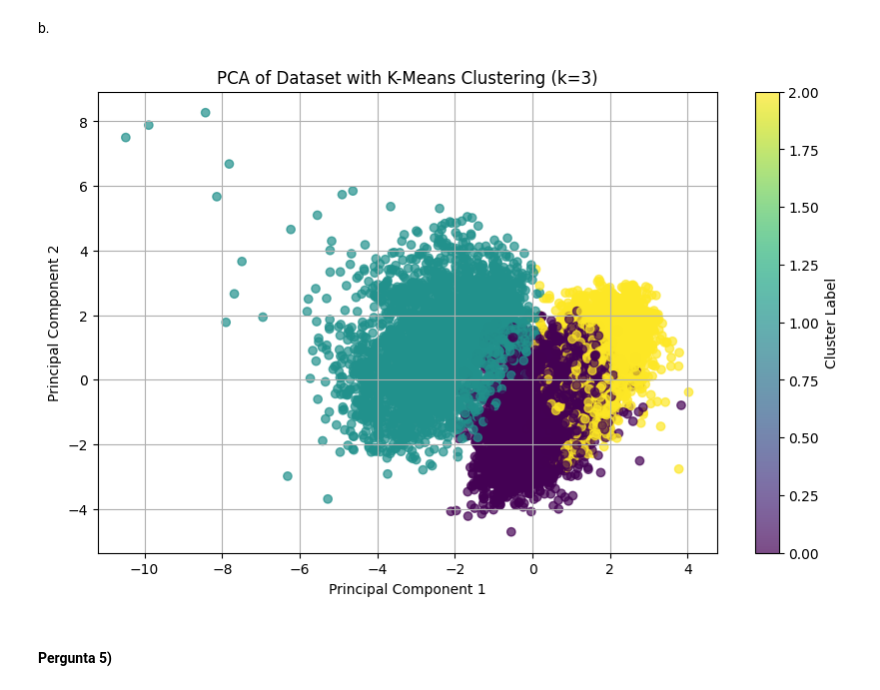
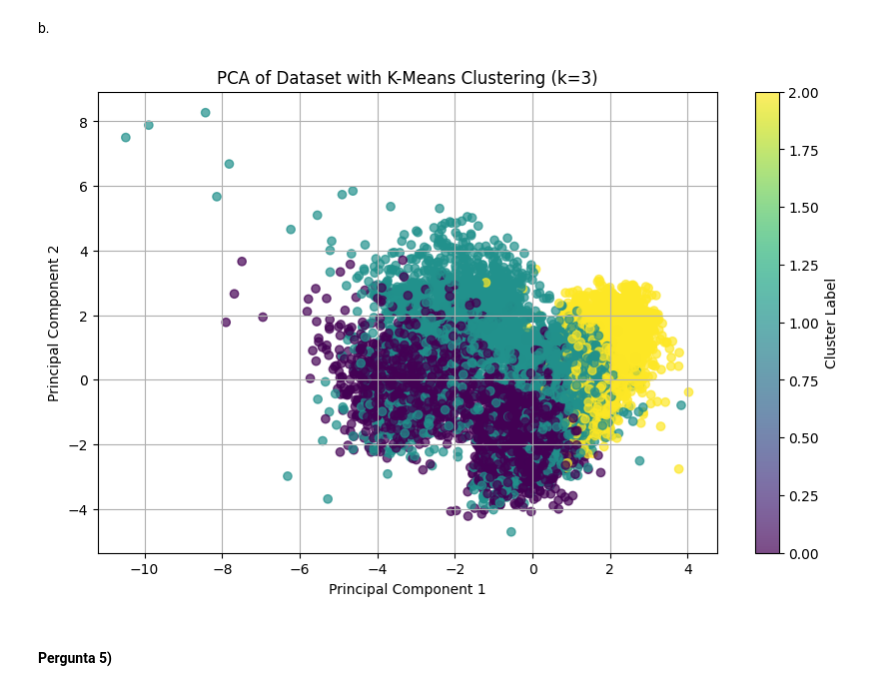
Before and after one commit to leocfig/Apren-24-25, a Jupyter notebook: HW4/G041.ipynb, the cells around one changed output. Cells and saved outputs as stored; diff of their text form; code cells hidden in the pictures.

```diff
--- a/HW4/G041.ipynb
+++ b/HW4/G041.ipynb
@@ -123,7 +107,7 @@ scaler = StandardScaler()
 scaled_data = scaler.fit_transform(data)
 
 # Initialize PCA
-pca = PCA(n_components=2)
+pca = PCA(n_components=3)
 
 # Fit PCA to scaled data
 pca_result = pca.fit_transform(scaled_data)
@@ -139,22 +123,22 @@ b.
 # %%
 from sklearn.cluster import KMeans
 
 # Apply k-means clustering
 k = 3
-kmeans = KMeans(n_clusters=k, max_iter=500, random_state=42, init='random')
+kmeans = KMeans(n_clusters=k, max_iter=500, random_state=42)
 clusters = kmeans.fit_predict(scaled_data)
 
 # Create a scatter plot
 plt.figure(figsize=(10, 6))
 plt.scatter(pca_result[:, 0], pca_result[:, 1], c=clusters, cmap='viridis', alpha=0.7)
 plt.title('PCA of Dataset with K-Means Clustering (k=3)')
 plt.xlabel('Principal Component 1')
 plt.ylabel('Principal Component 2')
 plt.colorbar(label='Cluster Label')
 plt.grid()
 plt.show()
 # %% [output]
-[figure, old version]
+[figure, new version]
 # %% [markdown]
 #### Pergunta 5)
 # %%
```
Also changed, not shown: parts of 2 cells of this notebook.
